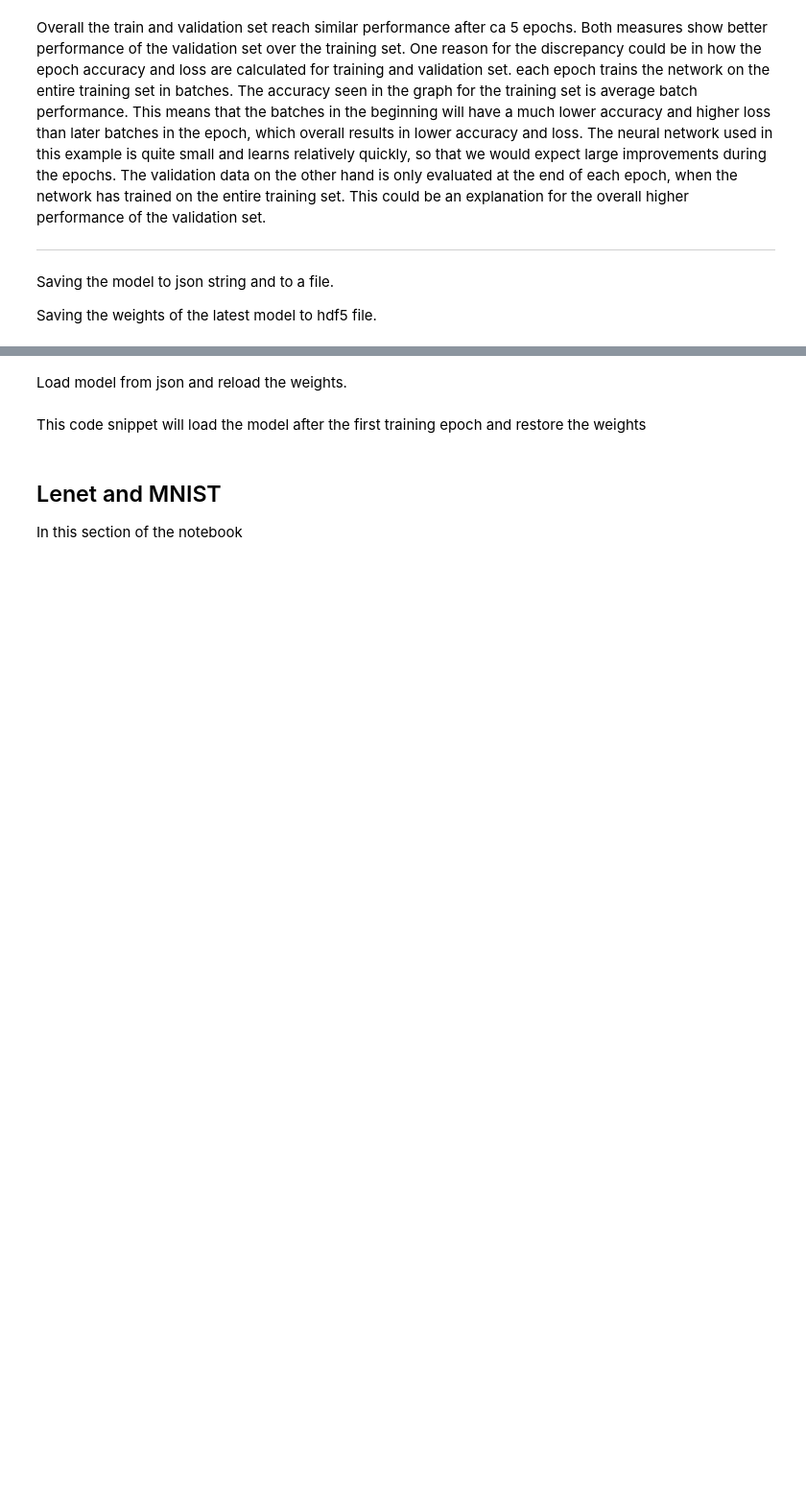
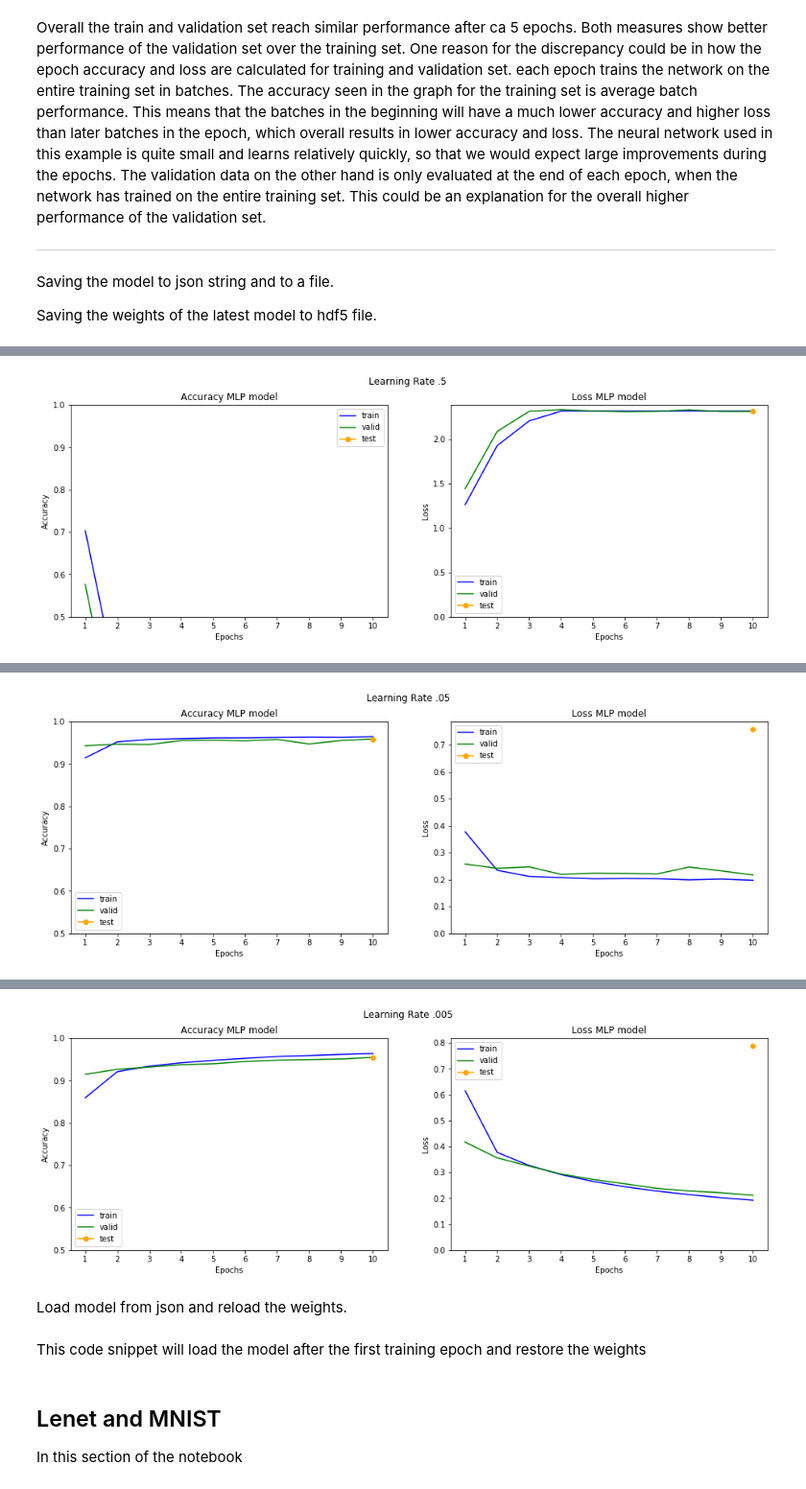
Before and after one commit to FM-uib/INF368, a Jupyter notebook: Assignment_1_Florian_Muthreich.ipynb, the cells around one changed output, grey strips where cells are left out. Shown: that part at 96% size. Saved outputs shown, nothing was run; the diff lists cells and outputs as text; code cells hidden in the pictures; blank space fills up the shorter version.

```diff
--- a/Assignment_1_Florian_Muthreich.ipynb
+++ b/Assignment_1_Florian_Muthreich.ipynb
@@ -217,3 +227,7 @@ Overall the train and validation set reach similar performance after ca 5 epochs
 Saving the model to json string and to a file.
 
 Saving the weights of the latest model to hdf5 file.
+# %%
+model_LR_005, history_LR_005 = simple_NN(x_train, y_train, x_valid, y_valid, LR = 0.005)
+model_LR_05, history_LR_05 = simple_NN(x_train, y_train, x_valid, y_valid, LR = 0.05)
+model_LR_5, history_LR_5 = simple_NN(x_train, y_train, x_valid, y_valid, LR = 0.5)
@@ -219,0 +252,5 @@ Saving the weights of the latest model to hdf5 file.
+# %%
+res_plot(history_LR_5, model_LR_5, "Learning Rate .5")
+res_plot(history_LR_05, model_LR_05, "Learning Rate .05")
+res_plot(history_LR_005, model_LR_005, "Learning Rate .005")
+# %% [output]
@@ -219,0 +258 @@ Saving the weights of the latest model to hdf5 file.
+[figure, added]
@@ -219,0 +260 @@ Saving the weights of the latest model to hdf5 file.
+[figure, added]
@@ -220,3 +262,4 @@ Saving the weights of the latest model to hdf5 file.
+[figure, added]
 # %%
 json_string = model.to_json()
 with open("model_mlp.json", "w") as json_file:
```
Also changed, not shown: parts of 12 cells of this notebook, 20 other files.
